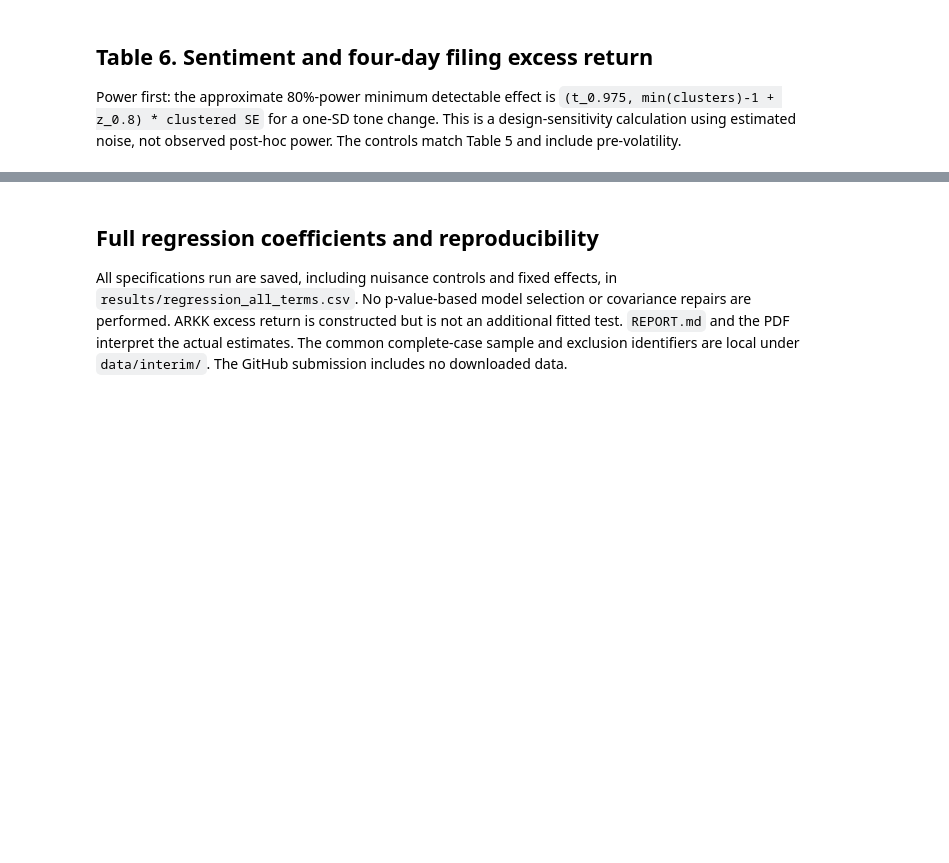
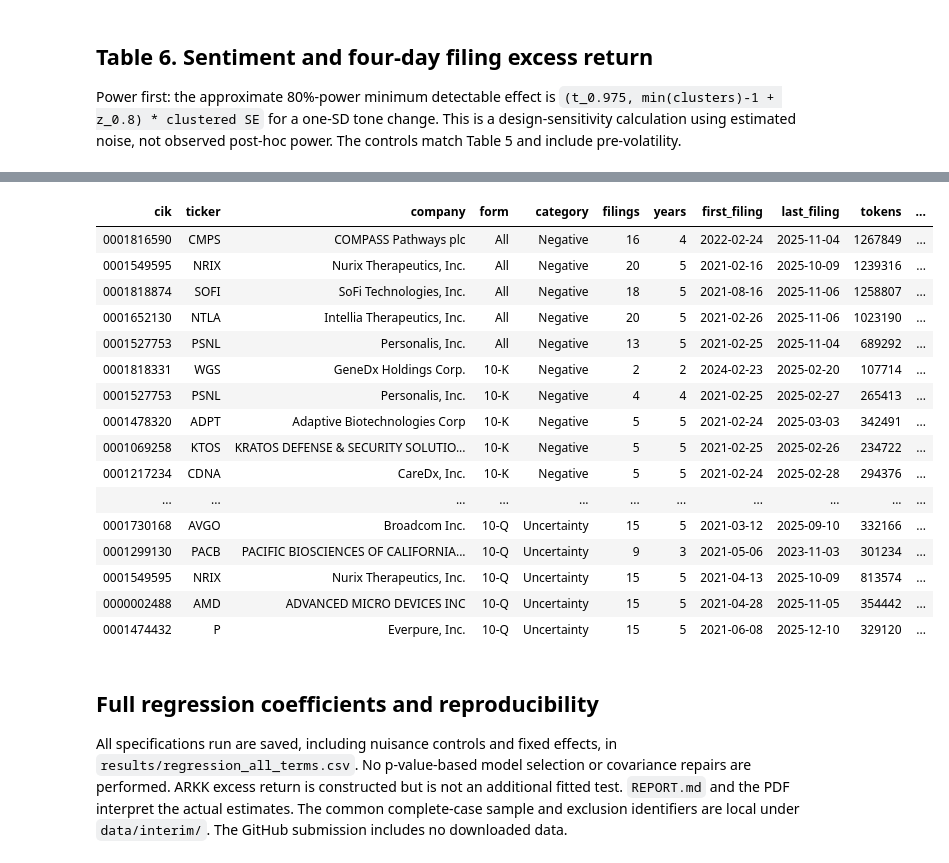
Before and after one commit to JonasWooh/FRE-GY-7871A-Assignment1, a Jupyter notebook: Assignment1.ipynb, the cells around one changed output, grey strips where cells are left out. Drawn from its saved outputs; the diff is of its cells as text; code cells hidden in the pictures; blank space fills up the shorter version.

Commit message:
Add company language rankings and Table 7 to research report

```diff
--- a/Assignment1.ipynb
+++ b/Assignment1.ipynb
@@ -238,3 +242,23 @@ show('table6_returns')
+# %%
+show('company_top5')
+# %% [output]
+| cik | ticker | company | form | category | filings | years | first_filing | last_filing | tokens | ... |
+| 0001816590 | CMPS | COMPASS Pathways plc | All | Negative | 16 | 4 | 2022-02-24 | 2025-11-04 | 1267849 | ... |
+| 0001549595 | NRIX | Nurix Therapeutics, Inc. | All | Negative | 20 | 5 | 2021-02-16 | 2025-10-09 | 1239316 | ... |
+| 0001818874 | SOFI | SoFi Technologies, Inc. | All | Negative | 18 | 5 | 2021-08-16 | 2025-11-06 | 1258807 | ... |
+| 0001652130 | NTLA | Intellia Therapeutics, Inc. | All | Negative | 20 | 5 | 2021-02-26 | 2025-11-06 | 1023190 | ... |
+| 0001527753 | PSNL | Personalis, Inc. | All | Negative | 13 | 5 | 2021-02-25 | 2025-11-04 | 689292 | ... |
+| 0001818331 | WGS | GeneDx Holdings Corp. | 10-K | Negative | 2 | 2 | 2024-02-23 | 2025-02-20 | 107714 | ... |
+| 0001527753 | PSNL | Personalis, Inc. | 10-K | Negative | 4 | 4 | 2021-02-25 | 2025-02-27 | 265413 | ... |
+| 0001478320 | ADPT | Adaptive Biotechnologies Corp | 10-K | Negative | 5 | 5 | 2021-02-24 | 2025-03-03 | 342491 | ... |
+| 0001069258 | KTOS | KRATOS DEFENSE & SECURITY SOLUTIO... | 10-K | Negative | 5 | 5 | 2021-02-25 | 2025-02-26 | 234722 | ... |
+| 0001217234 | CDNA | CareDx, Inc. | 10-K | Negative | 5 | 5 | 2021-02-24 | 2025-02-28 | 294376 | ... |
+| ... | ... | ... | ... | ... | ... | ... | ... | ... | ... | ... |
+| 0001730168 | AVGO | Broadcom Inc. | 10-Q | Uncertainty | 15 | 5 | 2021-03-12 | 2025-09-10 | 332166 | ... |
+| 0001299130 | PACB | PACIFIC BIOSCIENCES OF CALIFORNIA... | 10-Q | Uncertainty | 9 | 3 | 2021-05-06 | 2023-11-03 | 301234 | ... |
+| 0001549595 | NRIX | Nurix Therapeutics, Inc. | 10-Q | Uncertainty | 15 | 5 | 2021-04-13 | 2025-10-09 | 813574 | ... |
+| 0000002488 | AMD | ADVANCED MICRO DEVICES INC | 10-Q | Uncertainty | 15 | 5 | 2021-04-28 | 2025-11-05 | 354442 | ... |
+| 0001474432 | P | Everpure, Inc. | 10-Q | Uncertainty | 15 | 5 | 2021-06-08 | 2025-12-10 | 329120 | ... |
 # %% [markdown]
 ## Full regression coefficients and reproducibility
 
```
Also changed, not shown: parts of 1 cell of this notebook, 13 other files.
